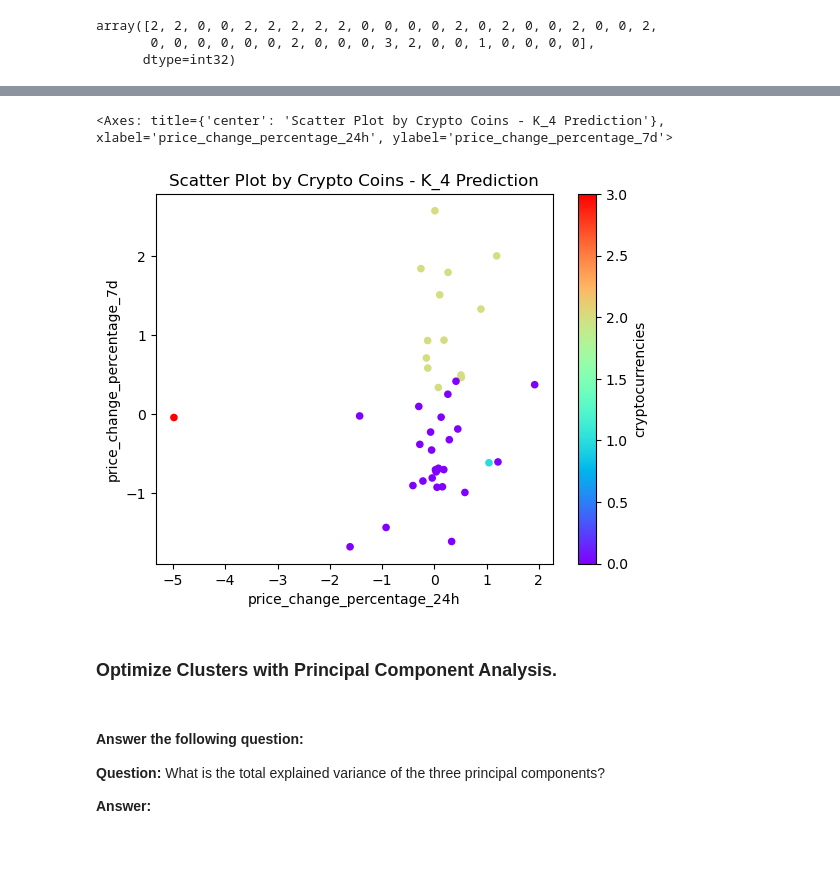
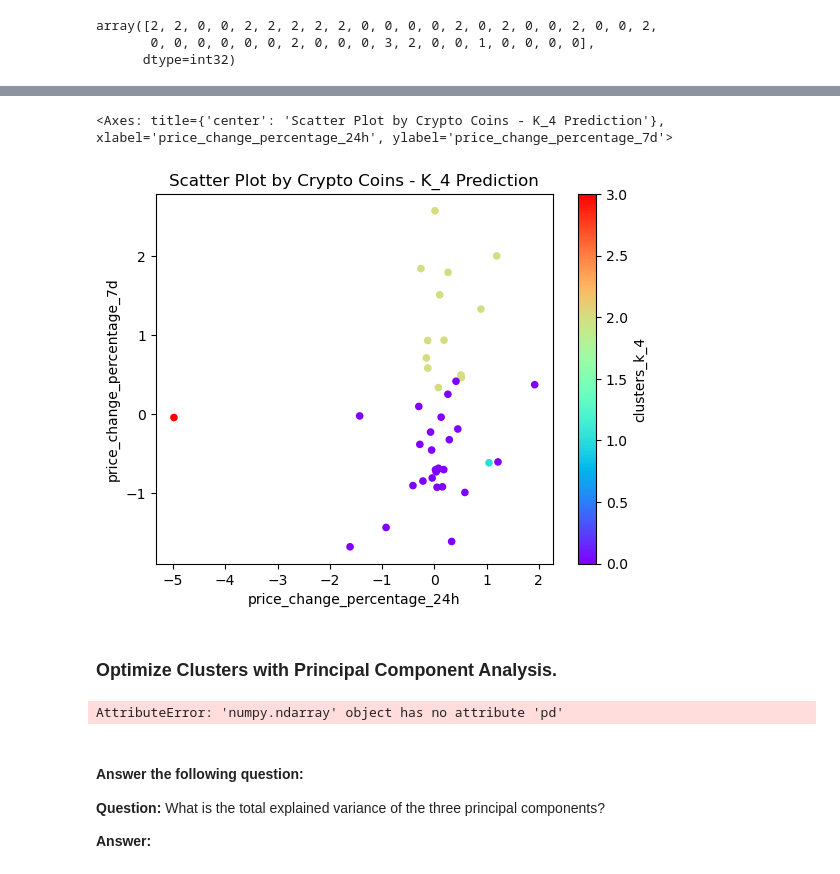
Before and after one commit to DassV24/CryptoClustering, a Jupyter notebook: Crypto_Clustering.ipynb, the cells around one changed output, grey strips where cells are left out. Cells and saved outputs as stored; diff of their text form; code cells hidden in the pictures.

```diff
--- a/Crypto_Clustering.ipynb
+++ b/Crypto_Clustering.ipynb
@@ -156,7 +156,7 @@ array([2, 2, 0, 0, 2, 2, 2, 2, 2, 0, 0, 0, 0, 2, 0, 2, 0, 0, 2, 0, 0, 2,
 df_scaled_predictions = df_scaled.copy()
 # %%
 # Add a new column to the DataFrame with the predicted clusters
-df_scaled_predictions['cryptocurrencies'] = K_4
+df_scaled_predictions['clusters_k_4'] = K_4
 
 # Display sample data
 df_scaled_predictions.head()
@@ -171,17 +171,17 @@ df_scaled_predictions.head()
 # %%
 # Create a scatter plot using Pandas plot by setting
 # `x="price_change_percentage_24h"` and `y="price_change_percentage_7d"`.
 # Use "rainbow" for the color to better visualize the data.
 df_scaled_predictions.plot.scatter(
     x="price_change_percentage_24h",
     y="price_change_percentage_7d",
-    c="cryptocurrencies",
+    c="clusters_k_4",
     title = "Scatter Plot by Crypto Coins - K_4 Prediction",
     colormap='rainbow'
 )
 # %% [output]
 <Axes: title={'center': 'Scatter Plot by Crypto Coins - K_4 Prediction'}, xlabel='price_change_percentage_24h', ylabel='price_change_percentage_7d'>
-[figure, old version]
+[figure, new version]
 # %% [markdown]
 ### Optimize Clusters with Principal Component Analysis.
 # %%
@@ -189,8 +191,11 @@ df_scaled_predictions.plot.scatter(
 # %%
 # Use the PCA model with `fit_transform` on the original scaled DataFrame to reduce to three principal components.
-
+principalComponents = pca.fit_transform(df_scaled)
 
 # View the first five rows of the DataFrame.
+pca_df = principalComponents.pd.DataFrame(principalComponents, columns=principalComponents.columns())
+# %% [output]
+AttributeError: 'numpy.ndarray' object has no attribute 'pd'
 # %%
 # Retrieve the explained variance to determine how much information  can be attributed to each principal component.
 # %% [markdown]
```
Also changed, not shown: parts of 2 cells of this notebook, 1 other file.
